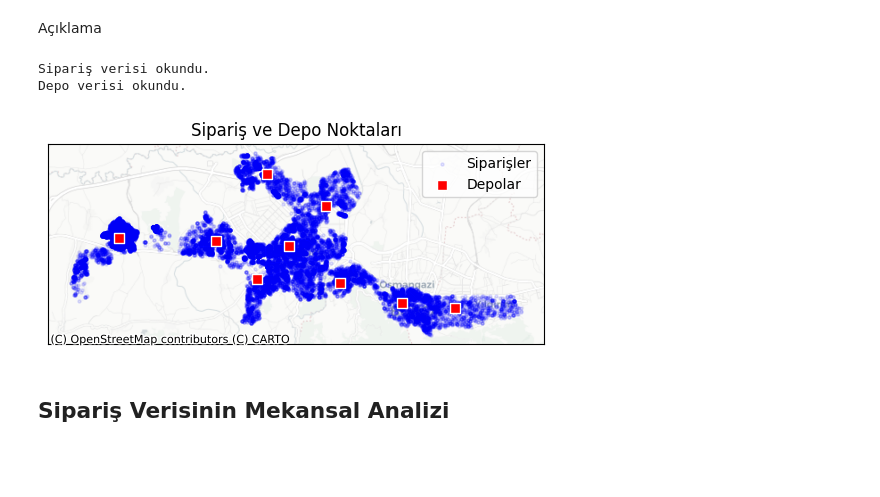
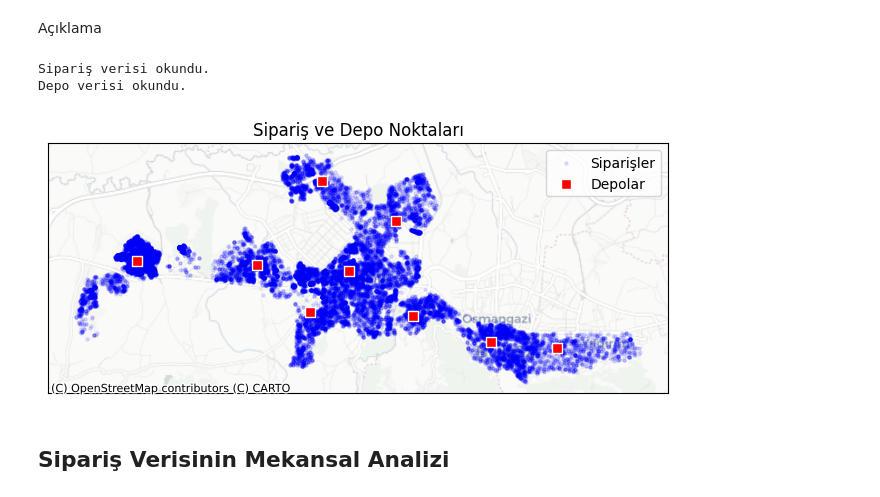
Before and after one commit to mertturunc/purple-case, a Jupyter notebook: notebooks/orders_service_area.ipynb, the cells around one changed output. Drawn from its saved outputs; the diff is of its cells as text; code cells hidden in the pictures; blank space fills up the shorter version.

```diff
--- a/notebooks/orders_service_area.ipynb
+++ b/notebooks/orders_service_area.ipynb
@@ -372,35 +445,36 @@ def find_coords(df):
         raise KeyError(f"{df} verisinde 'longitude' ve/veya 'latitude' kolonları bulunamadı.")
 
 order_df = load_data('../data/order.csv', 'Sipariş')
 wh_df = load_data('../data/warehouse.csv', 'Depo')
 
 if order_df is not None and wh_df is not None:
     s_long, s_lat = find_coords(order_df)
     w_long, w_lat = find_coords(wh_df)
 
     order_gdf = gpd.GeoDataFrame(order_df, geometry=gpd.points_from_xy(order_df[s_long], order_df[s_lat]), crs="EPSG:4326").to_crs(epsg=3857)
     wh_gdf = gpd.GeoDataFrame(wh_df, geometry=gpd.points_from_xy(wh_df[w_long], wh_df[w_lat]), crs="EPSG:4326").to_crs(epsg=3857)
 
-    ax = order_gdf.plot(markersize=5, color='blue', label='Siparişler', alpha=0.1)
+    fig, ax = plt.subplots(figsize=(8, 5))
+    order_gdf.plot(ax=ax, markersize=5, color='blue', label='Siparişler', alpha=0.1)
     wh_gdf.plot(ax=ax, markersize=50, color='red', marker='s', label='Depolar', edgecolor='white', linewidth=1)
     ctx.add_basemap(ax, source=ctx.providers.CartoDB.Positron)
     # 3857 projeksiyonu için eksen etiketlerini kaldır
     ax.set_xticks([])
     ax.set_yticks([])
     ax.set_xlabel('')
     ax.set_ylabel('')
     plt.legend()
     plt.title('Sipariş ve Depo Noktaları')
     plt.savefig(plot_dir + '/' + areaname + '_orders_warehouses.png')
     plt.show()
 else:
     print('veri okunamadı')
     order_gdf = None
     wh_gdf = None
 # %% [output]
 Sipariş verisi okundu.
 Depo verisi okundu.
-[figure, old version]
+[figure, new version]
 # %% [markdown]
 ## Sipariş Verisinin Mekansal Analizi
 # %% [markdown]
```
Also changed, not shown: parts of 6 cells of this notebook, 3 other files.
